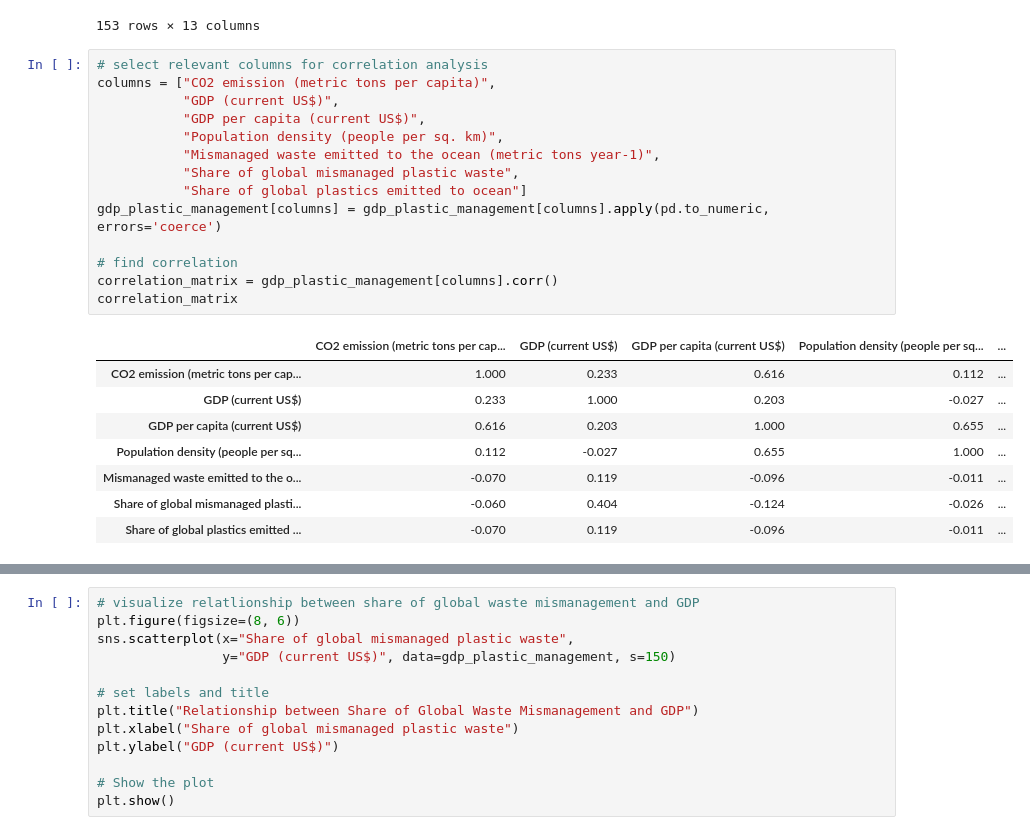
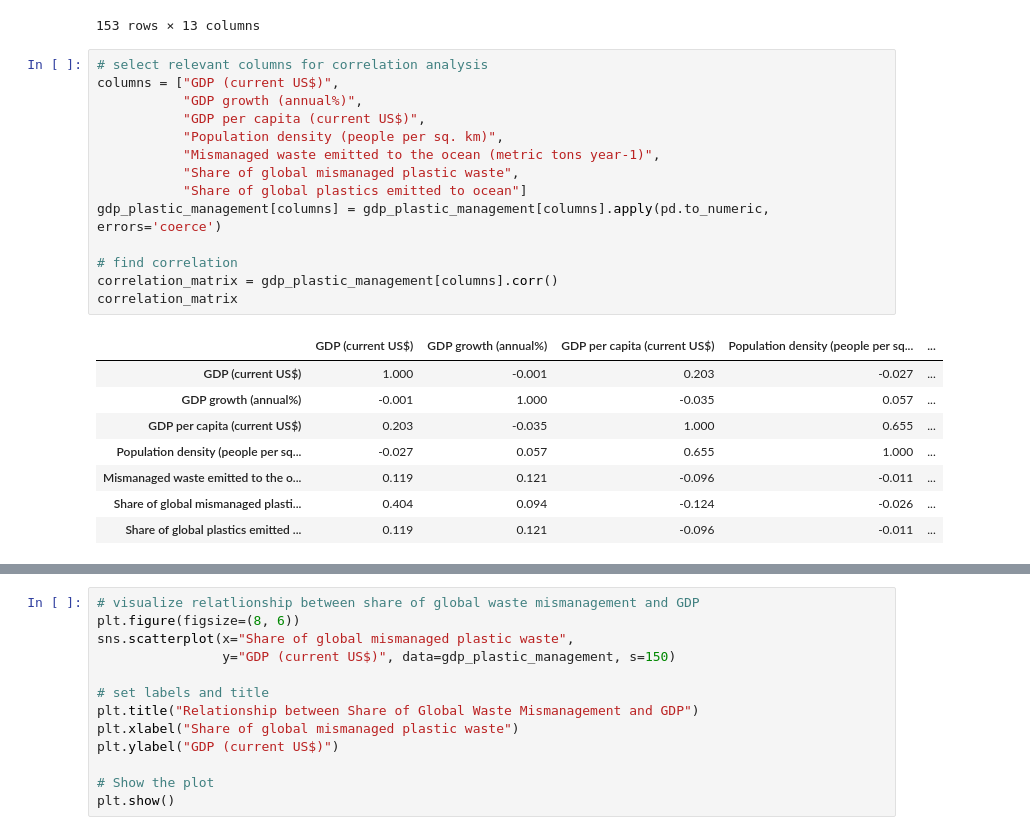
Before and after one commit to audreymarthin/Project9_CS215_Audrey_Marthin, a Jupyter notebook: Project9_Audrey Marthin.ipynb, the cells around one changed output, grey strips where cells are left out. Saved outputs shown, nothing was run; the diff lists cells and outputs as text.

```diff
--- a/Project9_Audrey Marthin.ipynb
+++ b/Project9_Audrey Marthin.ipynb
@@ -605,27 +606,27 @@ gdp_plastic_management
 153 rows × 13 columns
 # %%
 # select relevant columns for correlation analysis
-columns = ["CO2 emission (metric tons per capita)",
-           "GDP (current US$)",
+columns = ["GDP (current US$)",
+           "GDP growth (annual%)",
            "GDP per capita (current US$)",
            "Population density (people per sq. km)",
            "Mismanaged waste emitted to the ocean (metric tons year-1)",
            "Share of global mismanaged plastic waste",
            "Share of global plastics emitted to ocean"]
 gdp_plastic_management[columns] = gdp_plastic_management[columns].apply(pd.to_numeric, errors='coerce')
 
 # find correlation
 correlation_matrix = gdp_plastic_management[columns].corr()
 correlation_matrix
 # %% [output]
-|  | CO2 emission (metric tons per cap... | GDP (current US$) | GDP per capita (current US$) | Population density (people per sq... | ... |
-| CO2 emission (metric tons per cap... | 1.000 | 0.233 | 0.616 | 0.112 | ... |
-| GDP (current US$) | 0.233 | 1.000 | 0.203 | -0.027 | ... |
-| GDP per capita (current US$) | 0.616 | 0.203 | 1.000 | 0.655 | ... |
-| Population density (people per sq... | 0.112 | -0.027 | 0.655 | 1.000 | ... |
-| Mismanaged waste emitted to the o... | -0.070 | 0.119 | -0.096 | -0.011 | ... |
-| Share of global mismanaged plasti... | -0.060 | 0.404 | -0.124 | -0.026 | ... |
-| Share of global plastics emitted ... | -0.070 | 0.119 | -0.096 | -0.011 | ... |
+|  | GDP (current US$) | GDP growth (annual%) | GDP per capita (current US$) | Population density (people per sq... | ... |
+| GDP (current US$) | 1.000 | -0.001 | 0.203 | -0.027 | ... |
+| GDP growth (annual%) | -0.001 | 1.000 | -0.035 | 0.057 | ... |
+| GDP per capita (current US$) | 0.203 | -0.035 | 1.000 | 0.655 | ... |
+| Population density (people per sq... | -0.027 | 0.057 | 0.655 | 1.000 | ... |
+| Mismanaged waste emitted to the o... | 0.119 | 0.121 | -0.096 | -0.011 | ... |
+| Share of global mismanaged plasti... | 0.404 | 0.094 | -0.124 | -0.026 | ... |
+| Share of global plastics emitted ... | 0.119 | 0.121 | -0.096 | -0.011 | ... |
 # %%
 # visualize the correlation matrix using a clustermap
 plt.figure(figsize=(4, 2))
```
Also changed, not shown: parts of 6 cells of this notebook.
